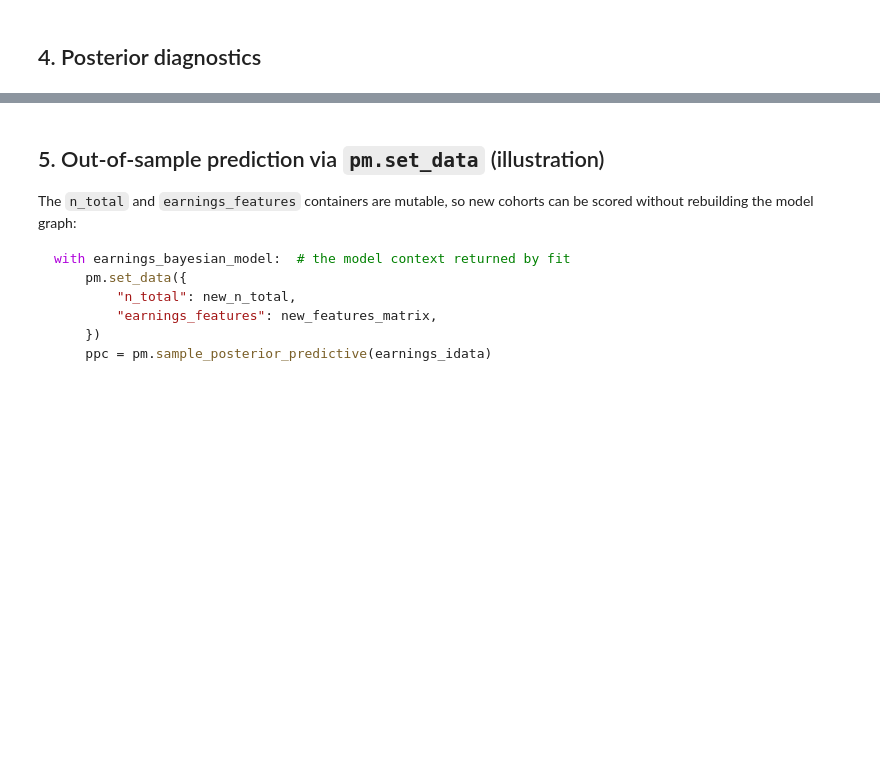
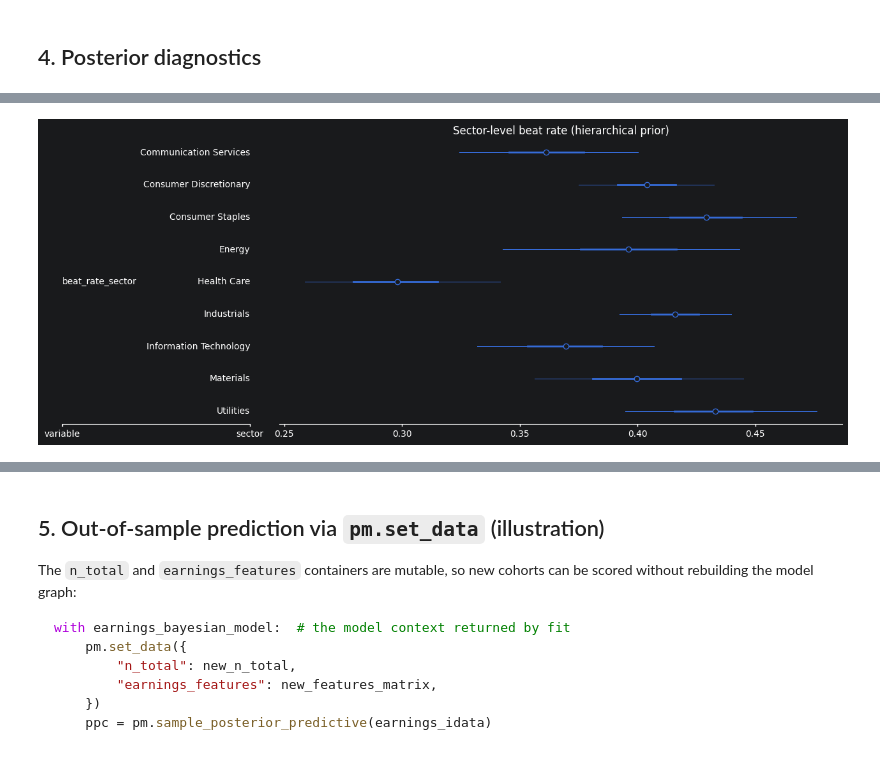
Before and after one commit to Kabenge42/PML_Finance_Project, a Jupyter notebook: pymc_expected_returns_model.ipynb, the cells around one changed output, grey strips where cells are left out. Cells and saved outputs as stored; diff of their text form; code cells hidden in the pictures; blank space fills up the shorter version.

```diff
--- a/pymc_expected_returns_model.ipynb
+++ b/pymc_expected_returns_model.ipynb
@@ -188,7 +261,7 @@ MODEL_FEATURE_CONTAINERS: dict[str, dict] = {
 
     # --- Section 1-5: EarningsBeatBayesian -----------------------------------
     "EarningsBeat": {
-        "target":   "n_beats",                                # Binomial successes
+        "target": "n_beats",  # Binomial successes
         "observed": list(EarningsBeatBayesian._resolve_earnings_feature_aliases()),
         "categories": list(_EARNINGS_CATEGORY_KEYS),
         "features": resolve_features(*_EARNINGS_CATEGORY_KEYS),
@@ -196,7 +269,7 @@ MODEL_FEATURE_CONTAINERS: dict[str, dict] = {
 
     # --- Section 6: PriceTargetAchievement -----------------------------------
     "PriceTarget": {
-        "target":   "upside_potencial",                       # upside_obs
+        "target": "upside_potential",  # upside_obs
         "observed": list(PriceTargetAchievement._resolve_pt_feature_aliases()),
         "categories": list(_PT_CATEGORY_KEYS),
         "features": resolve_features(*_PT_CATEGORY_KEYS),
@@ -204,7 +277,7 @@ MODEL_FEATURE_CONTAINERS: dict[str, dict] = {
 
     # --- Section 7: KalmanFilterPriceTarget ----------------------------------
     "Kalman": {
-        "target": "price_target",                           # GRW observation
+        "target": "price_target",  # GRW observation
         "observed": list(KalmanFilterPriceTarget._resolve_kalman_feature_aliases()),
         "categories": list(_KALMAN_CATEGORY_KEYS),
         "features": resolve_features(*_KALMAN_CATEGORY_KEYS),
@@ -212,7 +285,7 @@ MODEL_FEATURE_CONTAINERS: dict[str, dict] = {
 
     # --- Section 8: DCFPriceTarget -------------------------------------------
     "DCF": {
-        "target":   "price_target",                             # price_obs
+        "target": "price_target",  # price_obs
         "observed": list(DCFPriceTarget._resolve_dcf_feature_aliases()),
         "categories": list(_DCF_CATEGORY_KEYS),
         "features": resolve_features(*_DCF_CATEGORY_KEYS),
@@ -220,7 +293,7 @@ MODEL_FEATURE_CONTAINERS: dict[str, dict] = {
 
     # --- Section 9: DividendSafetyBayesian -----------------------------------
     "DividendSafety": {
-        "target":   "fcf_dividend_coverage",                  # fcf_coverage_obs
+        "target": "fcf_dividend_coverage",  # fcf_coverage_obs
         "observed": list(DividendSafetyBayesian._resolve_dividend_feature_aliases()),
         "categories": list(_DIVIDEND_CATEGORY_KEYS),
         "features": resolve_features(*_DIVIDEND_CATEGORY_KEYS),
@@ -228,7 +301,7 @@ MODEL_FEATURE_CONTAINERS: dict[str, dict] = {
 
     # --- Section 10: CreditRiskBayesian --------------------------------------
     "CreditRisk": {
-        "target":   "distress_target",                        # distress_obs
+        "target": "distress_target",  # distress_obs
         "observed": list(CreditRiskBayesian._resolve_credit_feature_aliases()) + ["sector"],
         "categories": list(_CREDIT_CATEGORY_KEYS),
         "features": resolve_features(*_CREDIT_CATEGORY_KEYS),
@@ -236,7 +309,7 @@ MODEL_FEATURE_CONTAINERS: dict[str, dict] = {
 
     # --- Section 11: AccountingAnomalyBayesian -------------------------------
     "AccountingAnomaly": {
-        "target":   "feature_values",                         # feature_obs (matrix)
+        "target": "feature_values",  # feature_obs (matrix)
         "observed": list(AccountingAnomalyBayesian._resolve_anomaly_feature_aliases()),
         "categories": list(_ANOMALY_CATEGORY_KEYS),
         "features": resolve_features(*_ANOMALY_CATEGORY_KEYS),
@@ -367,8 +448,29 @@ n_beats = np.clip(eb_df[beats_col].astype(int).to_numpy(), 0, n_total)
 isins = eb_df[id_col].astype(str).to_numpy()
 sectors = eb_df["sector"].astype(str).to_numpy() if "sector" in eb_df.columns else None
 
+# Multi-level hierarchical shrinkage (probabilistic_ml_model.pymc_models._hierarchy):
+# Build a categories_df with whichever HIERARCHICAL_CATEGORY_COLS are present in eb_df,
+# indexed by ISIN. The model's hierarchy_levels= controls the active nesting chain.
+from probabilistic_ml_model.pymc_models._hierarchy import HIERARCHICAL_CATEGORY_COLS
+
+
+def _build_categories_df(_df, _isins, _id_col=id_col):
+    _cols = [c for c in HIERARCHICAL_CATEGORY_COLS if c in _df.columns]
+    if not _cols:
+        return None
+    _cat = _df[_cols].astype(str).copy()
+    _cat.index = _df[_id_col].astype(str).to_numpy()
+    return _cat.loc[_isins]
+
+
+eb_categories_df = _build_categories_df(eb_df, isins)
+eb_hierarchy_levels = (
+    [c for c in ("exchange", "sector", "industry") if c in eb_categories_df.columns]
+    if eb_categories_df is not None else None
+)
+
 print(f"Prepared inputs: {len(eb_df)} stocks")
 print(f"  n_beats:  mean={n_beats.mean():.2f}  min={n_beats.min()}  max={n_beats.max()}")
 print(f"  n_total:  mean={n_total.mean():.2f}  min={n_total.min()}  max={n_total.max()}")
-if sectors is not None:
-    print(f"  sectors:  {len(np.unique(sectors))} unique")
+if eb_categories_df is not None:
+    print(f"  hierarchy levels: {eb_hierarchy_levels} (categories_df cols={list(eb_categories_df.columns)})")
@@ -409,7 +519,8 @@ earnings_idata, earnings_bayesian_model = earnings_bayesian.fit(
     n_beats=n_beats,
     n_total=n_total,
     isins=isins,
-    sectors=sectors,
+    categories_df=eb_categories_df,
+    hierarchy_levels=eb_hierarchy_levels,
     earnings_features_df=earnings_features_df,
     samples=1000,
     tune=1000,
@@ -444,9 +627,11 @@ summary.head(20)
 # %%
 if sectors is not None:
-    azp.plot_forest(earnings_idata, var_names=["sector_rate"], combined=True)
+    azp.plot_forest(earnings_idata, var_names=["beat_rate_sector"], combined=True)
     plt.title("Sector-level beat rate (hierarchical prior)")
     plt.tight_layout()
     plt.show()
+# %% [output]
+[figure, added]
 # %%
 import xarray as xr
 
```
Also changed, not shown: parts of 63 cells of this notebook, 26 other files.
